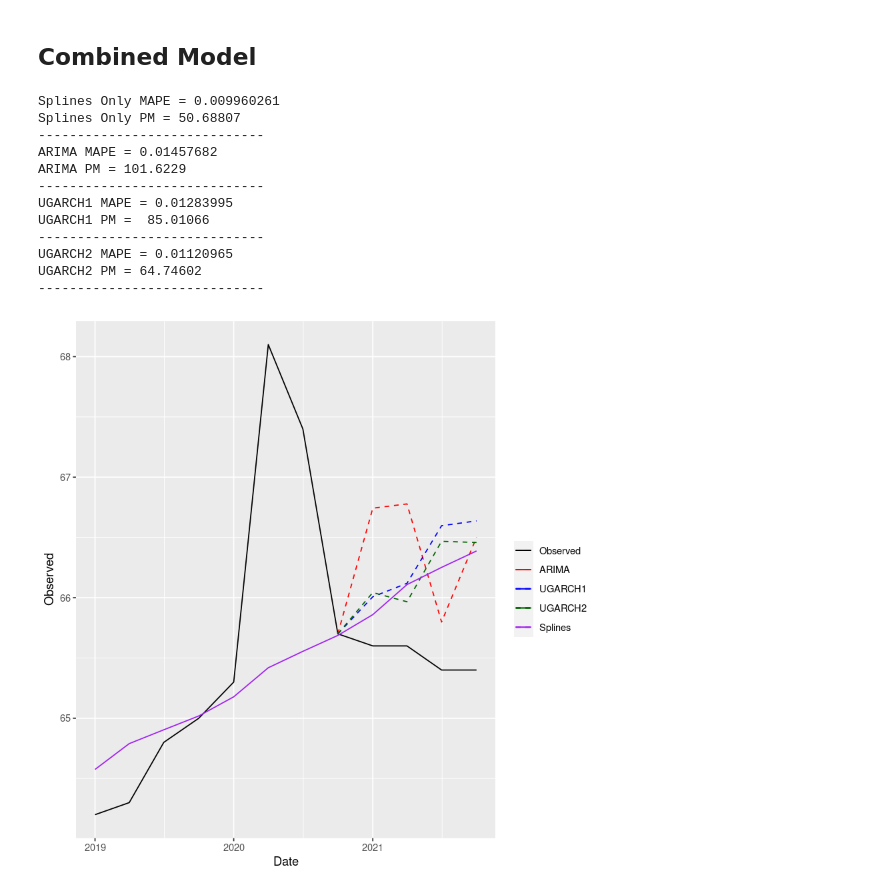
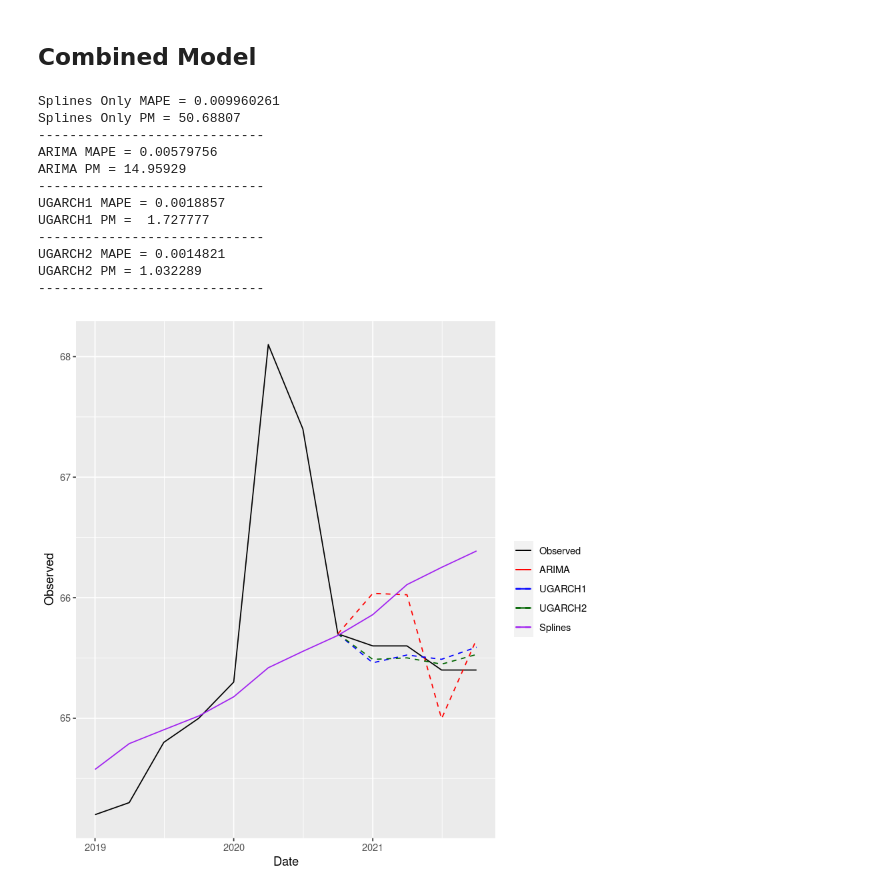
Before and after one commit to mattbbernstein/homeownership-project-f22isye6402-13, a Jupyter notebook: Notebooks/Splines-Cascading.ipynb, the cells around one changed output. Drawn from its saved outputs; the diff is of its cells as text; code cells hidden in the pictures.

Commit message:
Added diff reconstructions, added cleaned cascading model

```diff
--- a/Notebooks/Splines-Cascading.ipynb
+++ b/Notebooks/Splines-Cascading.ipynb
@@ -89,7 +89,7 @@ X-squared = 1.0712, df = 1, p-value = 0.3007
 # %% [markdown]
 # Training ARMA-GARCH
 # %%
-ugarch_comp <- find_best_ugarch(splines_residuals$Residuals, best_order[1], best_order[3], 0:5, 0:5, 0:2, 0:2, test_size = 0)
+ugarch_comp <- find_best_ugarch(splines_residuals$Residuals, best_order[1], best_order[3], 0:5, 0:5, 0:2, 0:2, test_size = test_split)
 head(ugarch_comp$Final)
 # %% [output]
 A data.frame: 6 × 5
@@ -126,8 +126,9 @@ X-squared = 3.5371, df = 1, p-value = 0.06001
 # %% [markdown]
 ## Model 2: Forced GARCH(1,1)
 # %%
-spec2 <- ugarchspec(variance.model=list(garchOrder=c(1,1)),
-                     mean.model=list(armaOrder=c(best_order[1:2]),
+best_order2 <- ugarch_comp$Final[2,1:4] %>% as.numeric
+spec2 <- ugarchspec(variance.model=list(garchOrder=c(best_order2[3:4])),
+                     mean.model=list(armaOrder=c(best_order2[1:2]),
                                      include.mean=T), distribution.model="std")
 ugarch_model2 <- ugarchfit(spec2, splines_residuals$Residuals, solver = 'hybrid', out.sample = test_split)
 residual_analysis(ugarch_model2, train$Date)
@@ -198,13 +197,14 @@ A matrix: 1 × 5 of type dbl
 # %%
 combined_fc <- data.frame(Date = head(homeownership$Date, -test_split),
                           Observed = head(homeownership$Value, -test_split),
-                          ARIMA = rep(NA, nrow(ho_train)),
-                          UGARCH1 = rep(NA, nrow(ho_train)),
-                          UGARCH2 = rep(NA, nrow(ho_train)))
+                          ARIMA = rep(NA, nrow(train)),
+                          UGARCH1 = rep(NA, nrow(train)),
+                          UGARCH2 = rep(NA, nrow(train)))
 combined_fc$ARIMA[nrow(combined_fc)] <- combined_fc$Observed[nrow(combined_fc)]
 combined_fc$UGARCH1[nrow(combined_fc)] <- combined_fc$Observed[nrow(combined_fc)]
 combined_fc$UGARCH2[nrow(combined_fc)] <- combined_fc$Observed[nrow(combined_fc)]
 
+splines_predict <- fitted(splines_model) %>% tail(test_split)
 tmp <- data.frame(Date = tail(homeownership$Date, test_split),
                   Observed = tail(homeownership$Value, test_split),
                   ARIMA = tail(arima_fc$data$Forecast, test_split) + splines_predict,
@@ -216,37 +216,37 @@ combined_fc <- cbind(combined_fc, Splines = fitted(splines_model))
 combined_fc %>% tail(12) %>% ggplot() +
   geom_line(aes(x = Date, y = Observed, color = "Observed")) +
   geom_line(aes(x = Date, y = ARIMA, color = "ARIMA"), linetype = "dashed") +
   geom_line(aes(x = Date, y = UGARCH1, color = "UGARCH1"), linetype = "dashed") +
   geom_line(aes(x = Date, y = UGARCH2, color = "UGARCH2"), linetype = "dashed") +
   geom_line(aes(x = Date, y = Splines, color = "Splines")) +
   scale_color_manual("", values = c("Observed" = "black", "ARIMA" = "red",
                                     "UGARCH1" = "blue", "UGARCH2" = "darkgreen",
                                     "Splines" = "purple"))
 
 fc_only <- tail(combined_fc, test_split)
 cat("Splines Only MAPE =", mape(fc_only$Observed, fc_only$Splines), "\n")
 cat("Splines Only PM =", prec_measure(fc_only$Observed, fc_only$Splines),
     "\n-----------------------------\n")
 cat("ARIMA MAPE =", mape(fc_only$Observed, fc_only$ARIMA), "\n")
 cat("ARIMA PM =", prec_measure(fc_only$Observed, fc_only$ARIMA),
     "\n-----------------------------\n")
 cat("UGARCH1 MAPE =", mape(fc_only$Observed, fc_only$UGARCH1), "\n")
 cat("UGARCH1 PM = ", prec_measure(fc_only$Observed, fc_only$UGARCH1),
     "\n-----------------------------\n")
 cat("UGARCH2 MAPE =", mape(fc_only$Observed, fc_only$UGARCH2), "\n")
 cat("UGARCH2 PM =", prec_measure(fc_only$Observed, fc_only$UGARCH2),
     "\n-----------------------------\n")
 # %% [output]
 Splines Only MAPE = 0.009960261
 Splines Only PM = 50.68807
 -----------------------------
-ARIMA MAPE = 0.01457682
-ARIMA PM = 101.6229
+ARIMA MAPE = 0.00579756
+ARIMA PM = 14.95929
 -----------------------------
-UGARCH1 MAPE = 0.01283995
-UGARCH1 PM =  85.01066
+UGARCH1 MAPE = 0.0018857
+UGARCH1 PM =  1.727777
 -----------------------------
-UGARCH2 MAPE = 0.01120965
-UGARCH2 PM = 64.74602
+UGARCH2 MAPE = 0.0014821
+UGARCH2 PM = 1.032289
 -----------------------------
-[figure, old version]
+[figure, new version]
```
Also changed, not shown: parts of 6 cells of this notebook, 4 other files.
